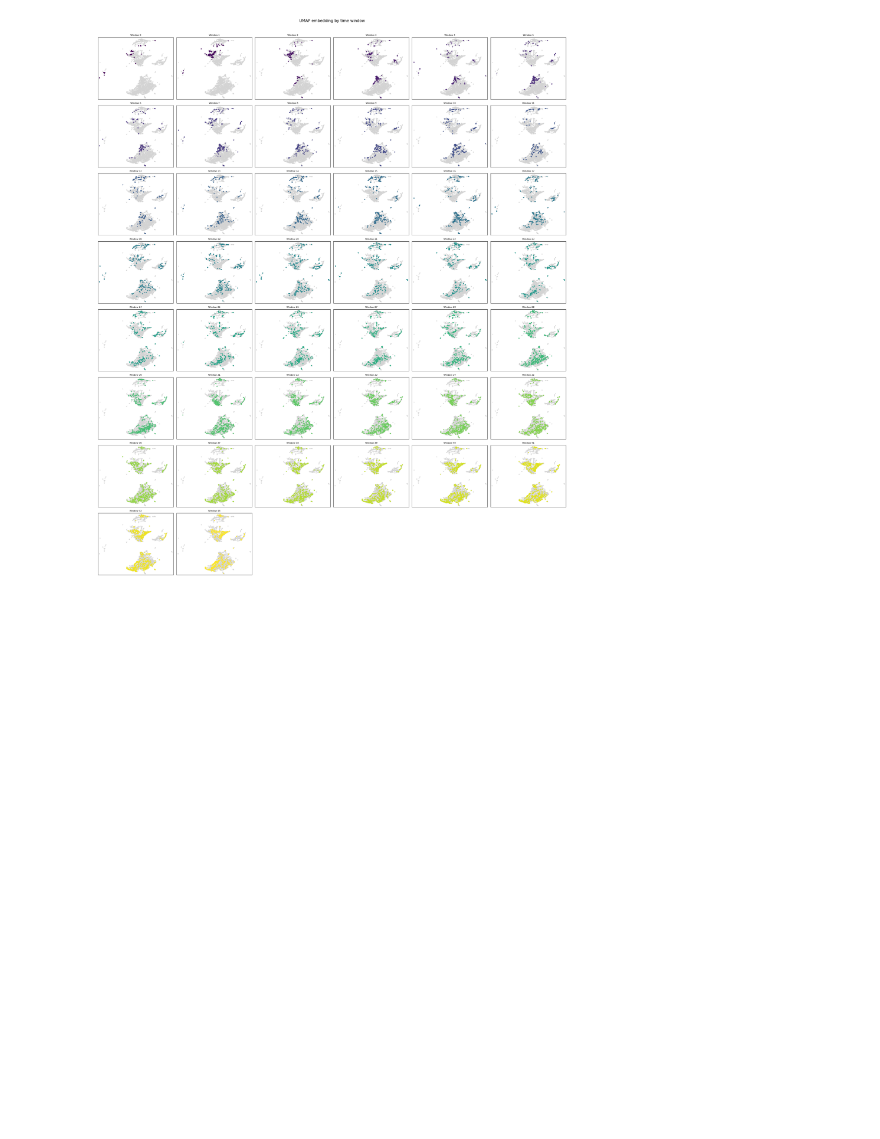
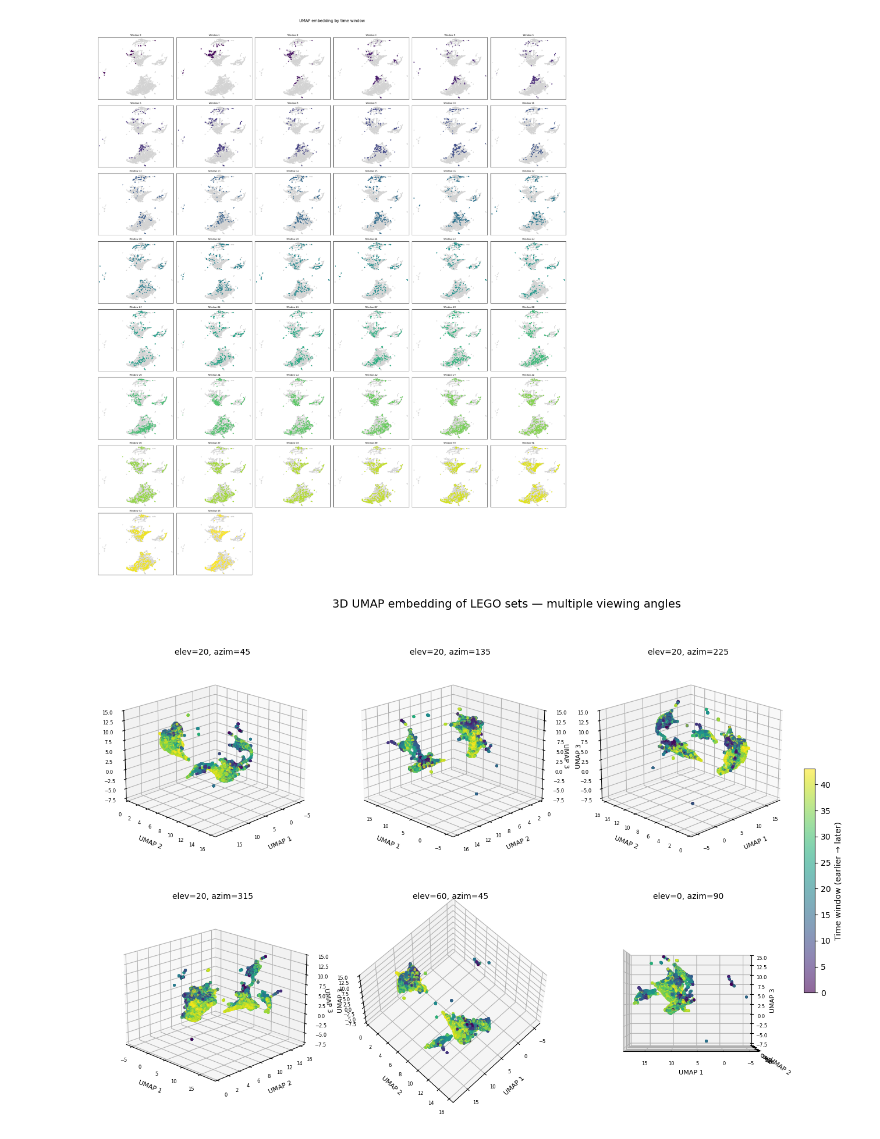
Before and after one commit to jacob-p-schroeder/Lego_Temporal_Clustering, a Jupyter notebook: Code/feature_analysis.ipynb, the cells around one changed output. Saved outputs shown, nothing was run; the diff lists cells and outputs as text; code cells hidden in the pictures; blank space fills up the shorter version.

```diff
--- a/Code/feature_analysis.ipynb
+++ b/Code/feature_analysis.ipynb
@@ -184,3 +184,61 @@ plt.savefig(output_file, dpi=150, bbox_inches="tight")
 plt.show()
 # %% [output]
 [figure]
+# %%
+reducer = umap.UMAP(
+    n_neighbors=15,      # local vs global structure tradeoff
+    min_dist=0.1,        # how tightly points can pack together
+    n_components=3,      # output dimensionality (3 for 3D visualization)
+    metric="euclidean",
+    random_state=42,
+)
+
+embedding = reducer.fit_transform(normalized_data[independent_feature_cols])
+
+normalized_data["umap_x"] = embedding[:, 0]
+normalized_data["umap_y"] = embedding[:, 1]
+normalized_data["umap_z"] = embedding[:, 2]
+
+# Define a set of viewing angles (elevation, azimuth) to capture different perspectives
+angles = [
+    (20, 45),
+    (20, 135),
+    (20, 225),
+    (20, 315),
+    (60, 45),
+    (0, 90),
+]
+
+n_angles = len(angles)
+n_cols = 3
+n_rows = math.ceil(n_angles / n_cols)
+
+fig = plt.figure(figsize=(6 * n_cols, 5 * n_rows))
+
+for i, (elev, azim) in enumerate(angles):
+    ax = fig.add_subplot(n_rows, n_cols, i + 1, projection="3d")
+    scatter = ax.scatter(
+        normalized_data["umap_x"], normalized_data["umap_y"], normalized_data["umap_z"],
+        c=normalized_data["window_index"],
+        cmap="viridis",
+        s=6,
+        alpha=0.6,
+    )
+    ax.view_init(elev=elev, azim=azim)
+    ax.set_xlabel("UMAP 1", fontsize=8)
+    ax.set_ylabel("UMAP 2", fontsize=8)
+    ax.set_zlabel("UMAP 3", fontsize=8)
+    ax.set_title(f"elev={elev}, azim={azim}", fontsize=10)
+    ax.tick_params(labelsize=6)
+
+# Shared colorbar for the whole figure
+cbar = fig.colorbar(scatter, ax=fig.axes, label="Time window (earlier → later)", shrink=0.5, pad=0.02)
+
+fig.suptitle("3D UMAP embedding of LEGO sets — multiple viewing angles", fontsize=14)
+
+output_file = os.path.join("outputs", "UMAP_embedding_3d_multiangle.png")
+plt.savefig(output_file, dpi=150, bbox_inches="tight")
+
+plt.show()
+# %% [output]
+[figure, added]
```
Also changed, not shown: 3 other files.
